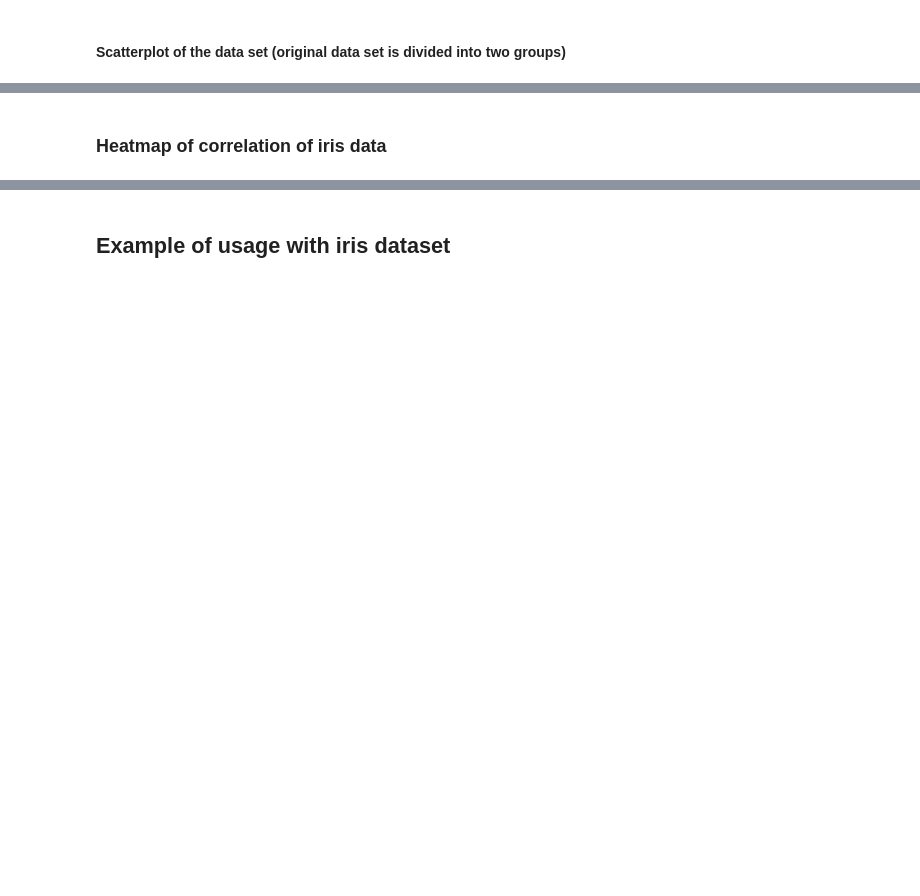
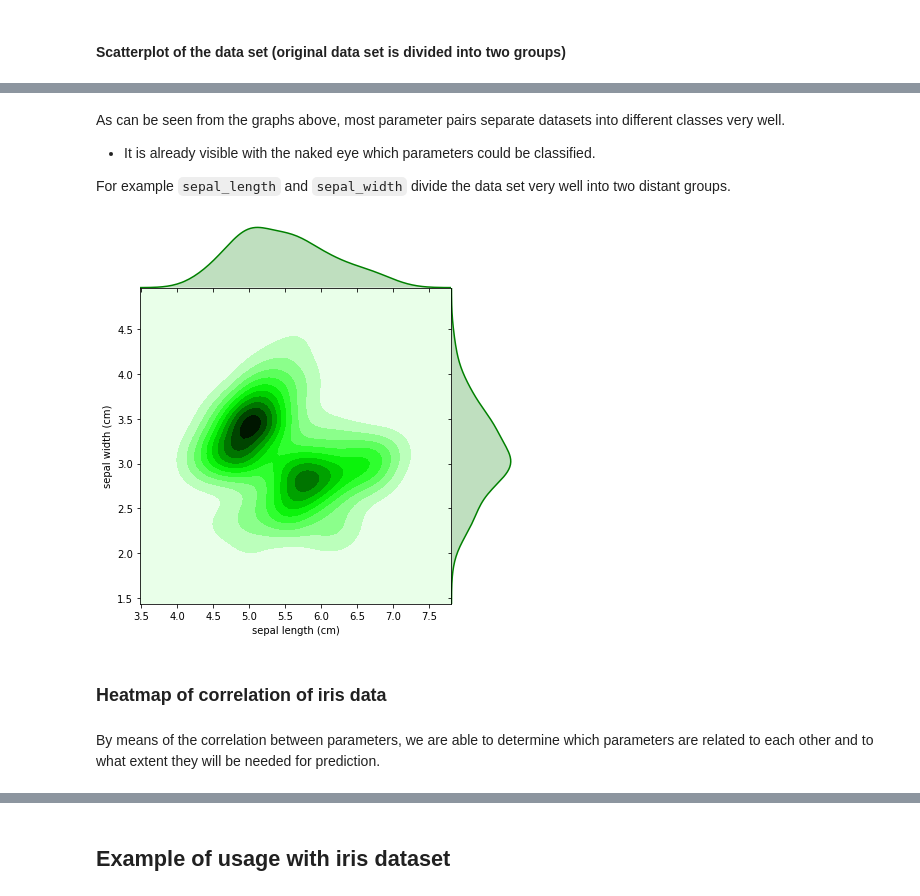
Before and after one commit to sekcja-memow/logistics-regression, a Jupyter notebook: src/iris.ipynb, the cells around one changed output, grey strips where cells are left out. Saved outputs shown, nothing was run; the diff lists cells and outputs as text; code cells hidden in the pictures; blank space fills up the shorter version.

```diff
--- a/src/iris.ipynb
+++ b/src/iris.ipynb
@@ -83,5 +73,17 @@ plt.show()
+# %% [markdown]
+As can be seen from the graphs above, most parameter pairs separate datasets into different classes very well.
+* It is already visible with the naked eye which parameters could be classified.
+
+For example `sepal_length` and `sepal_width` divide the data set very well into two distant groups.
+# %%
+sns.jointplot("sepal length (cm)", "sepal width (cm)", data=data, kind="kde", space=0, color='g')
+plt.show()
+# %% [output]
+[figure, added]
 # %% [markdown]
 ### Heatmap of correlation of iris data
+# %% [markdown]
+By means of the correlation between parameters, we are able to determine which parameters are related to each other and to what extent they will be needed for prediction.
 # %%
 plt.figure(figsize=(15,12))
 sns.heatmap(X.corr(), annot=True)
```
Also changed, not shown: parts of 17 cells of this notebook.
